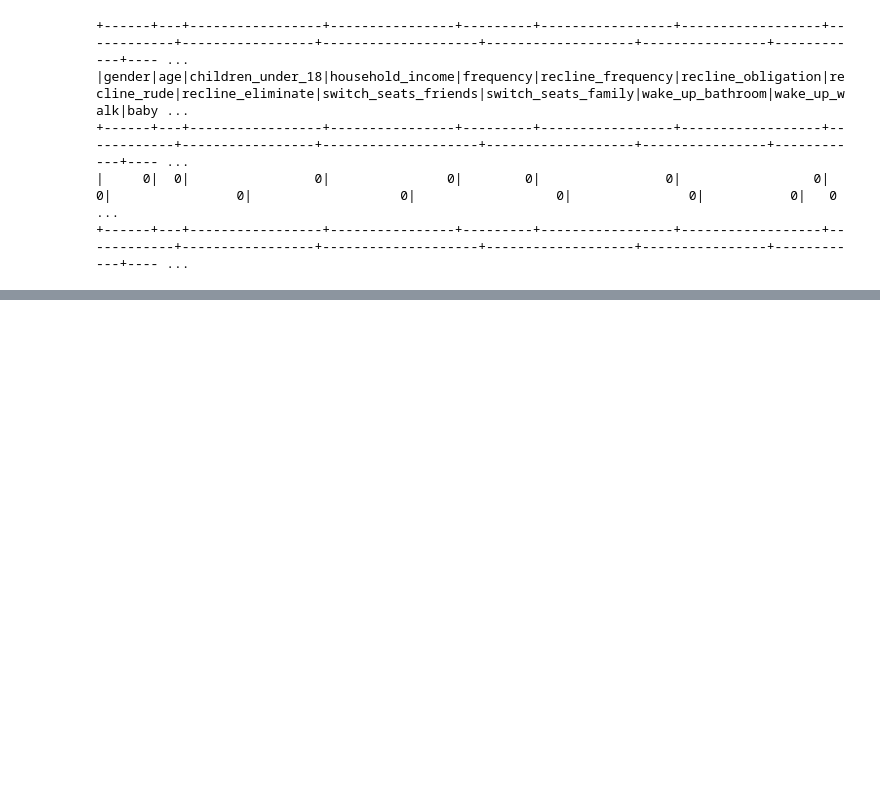
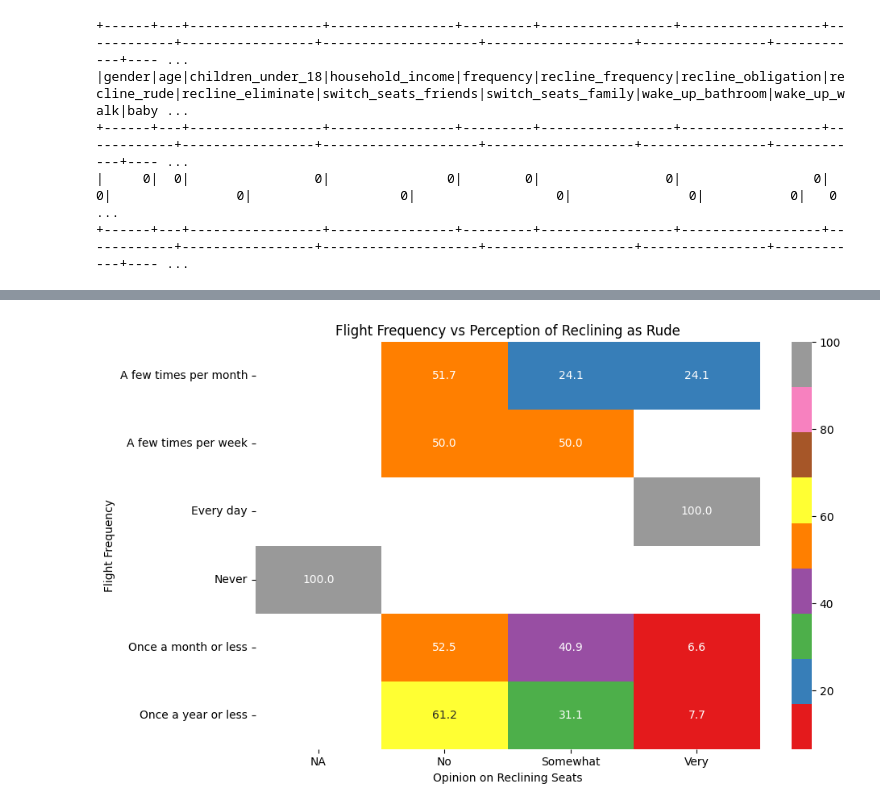
Before and after one commit to Heemantbudhathoki/Big-data-science, a Jupyter notebook: Analysis_of_Flying_Etiquette.ipynb, the cells around one changed output, grey strips where cells are left out. Cells and saved outputs as stored; diff of their text form; code cells hidden in the pictures; blank space fills up the shorter version.

Commit message:
first changes in analysis in flight

```diff
--- a/Analysis_of_Flying_Etiquette.ipynb
+++ b/Analysis_of_Flying_Etiquette.ipynb
@@ -103,0 +320,3 @@ null_counts.show()
+# %%
+df_clean = spark_data.dropna(subset=["frequency", "recline_rude"])
+df_clean.show(2)
@@ -103,0 +331,9 @@ null_counts.show()
+# %%
+summary_counts = (
+    df_clean
+    .groupBy("frequency", "recline_rude")
+    .count()
+    .orderBy("frequency", "recline_rude")
+)
+
+summary_counts.show()
@@ -103,0 +397,29 @@ null_counts.show()
+# %%
+pdf = summary_percent.toPandas()
+# %%
+import seaborn as sns
+import matplotlib.pyplot as plt
+
+heatmap_data = pdf.pivot(
+    index="frequency",
+    columns="recline_rude",
+    values="percentage"
+)
+
+plt.figure(figsize=(10, 6))
+
+sns.heatmap(
+    heatmap_data,
+    annot=True,
+    fmt=".1f",
+    cmap="Set1"
+)
+
+plt.xlabel("Opinion on Reclining Seats")
+plt.ylabel("Flight Frequency")
+plt.title("Flight Frequency vs Perception of Reclining as Rude")
+
+plt.tight_layout()
+plt.show()
+# %% [output]
+[figure, added]
```
Also changed, not shown: parts of 17 cells of this notebook.
